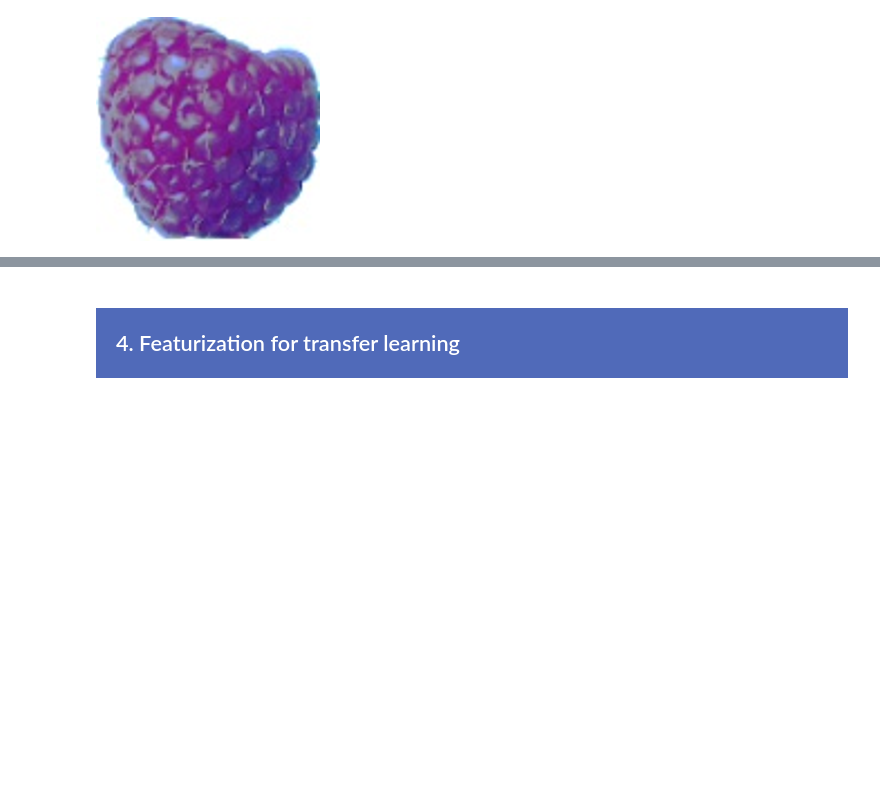
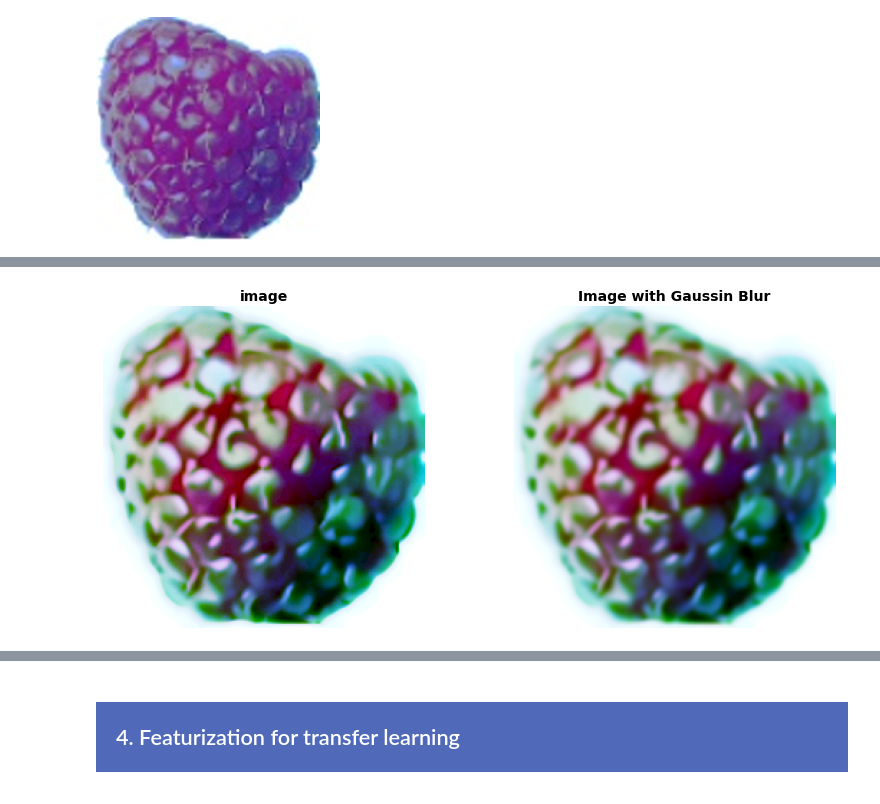
Before and after one commit to samirhinojosa/OC-P8-deploy-a-model-in-the-cloud, a Jupyter notebook: PoC_notebook_final.ipynb, the cells around one changed output, grey strips where cells are left out. Saved outputs shown, nothing was run; the diff lists cells and outputs as text; code cells hidden in the pictures; blank space fills up the shorter version.

```diff
--- a/PoC_notebook_final.ipynb
+++ b/PoC_notebook_final.ipynb
@@ -356,0 +339,20 @@ NameError: name 'XXXXXXXXXXXXXXX' is not defined
+# %%
+image_gaussian_blur = gaussian_blur(image_contrast_and_brightness)
+# %%
+# Initializing each figure/plot
+fig, (ax1, ax2) = plt.subplots(1, 2, figsize=(12, 5))
+
+ax1.imshow(image_contrast_and_brightness)
+ax1.set_title("image", fontsize=14, fontweight="bold")
+ax1.grid(None)
+ax1.axis("off")
+
+ax2.imshow(image_gaussian_blur)
+ax2.set_title("Image with Gaussin Blur", fontsize=14, fontweight="bold")
+ax2.grid(None)
+ax2.axis("off")
+
+plt.tight_layout()
+plt.show()
+# %% [output]
+[figure, added]
```
Also changed, not shown: parts of 32 cells of this notebook, 1 other file.
